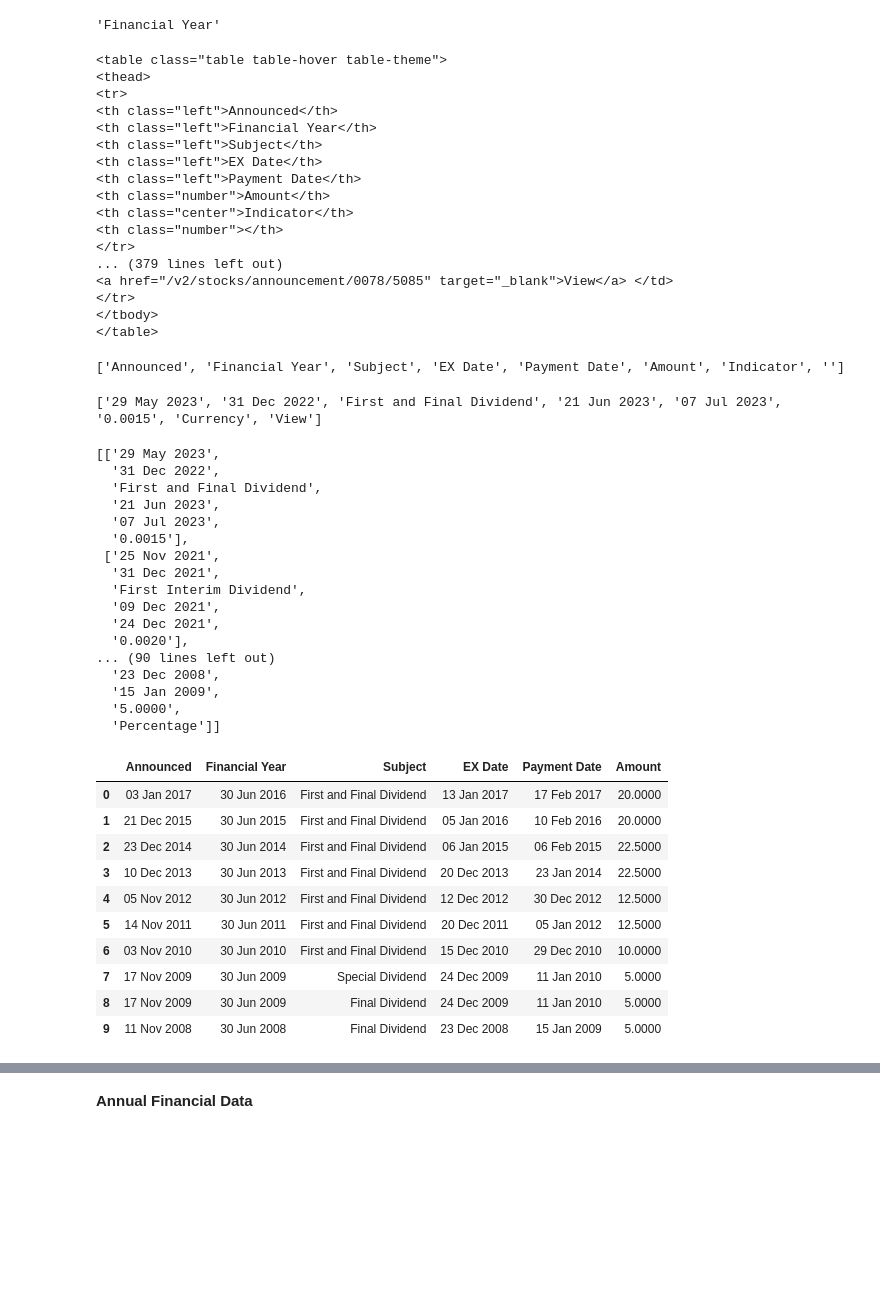
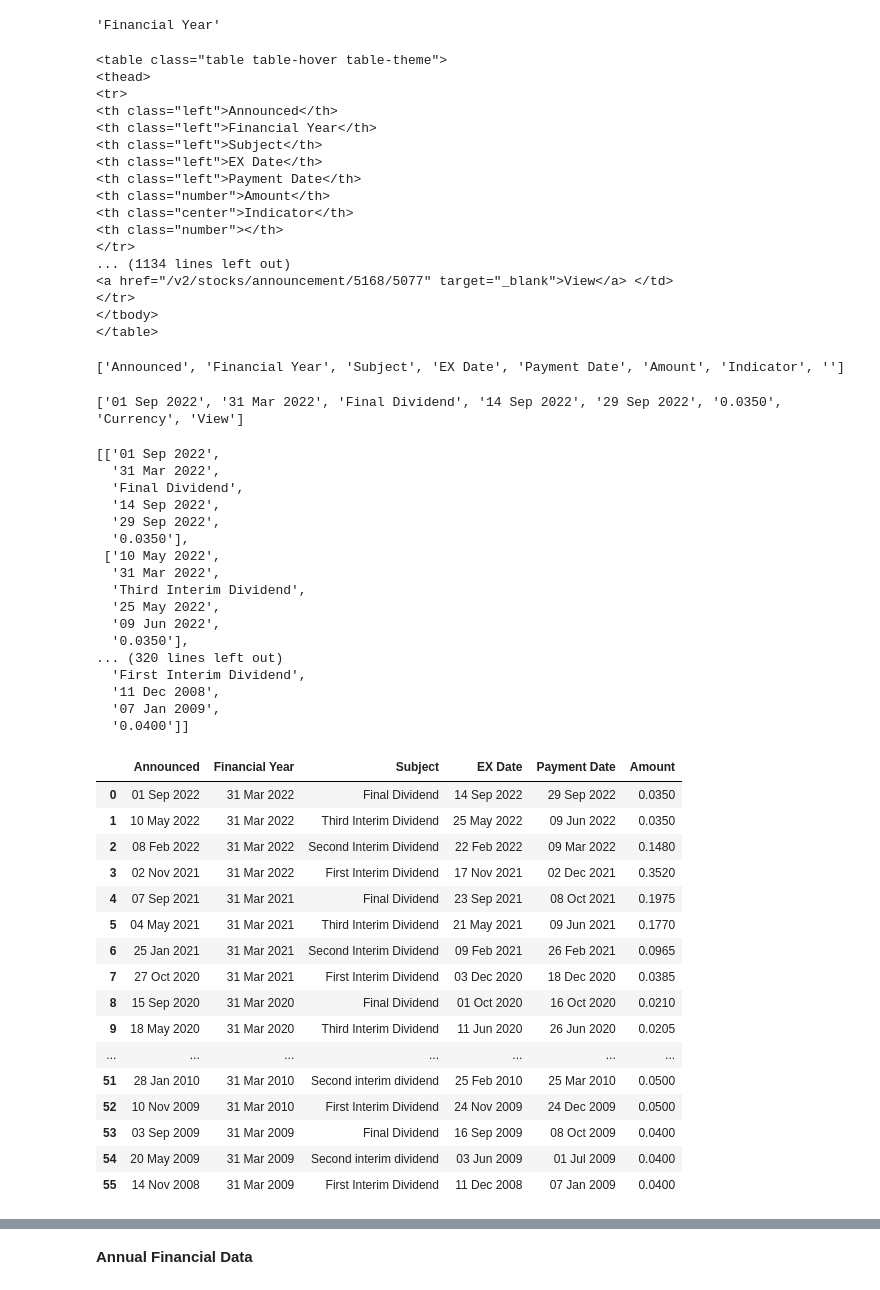
Before and after one commit to yeesem/Web-Scraping, a Jupyter notebook: Web_Scraping_KLSE_SCREENER.ipynb, the cells around one changed output, grey strips where cells are left out. Drawn from its saved outputs; the diff is of its cells as text; code cells hidden in the pictures; blank space fills up the shorter version.

```diff
--- a/Web_Scraping_KLSE_SCREENER.ipynb
+++ b/Web_Scraping_KLSE_SCREENER.ipynb
@@ -18,7 +18,7 @@ headers = {
     "User-Agent": "Mozilla/5.0 (X11; Ubuntu; Linux x86_64; rv:109.0) Gecko/20100101 Firefox/117.0"
 }
 
-symbol = "0078"
+symbol = "5168"
 url = "https://www.klsescreener.com/v2/stocks/view/" + symbol
 page = requests.get(url, headers=headers)
 html = page.content
@@ -184,8 +184,8 @@ print(dividend_table)
 <th class="center">Indicator</th>
 <th class="number"></th>
 </tr>
-... (379 lines left out)
-<a href="/v2/stocks/announcement/0078/5085" target="_blank">View</a> </td>
+... (1134 lines left out)
+<a href="/v2/stocks/announcement/5168/5077" target="_blank">View</a> </td>
 </tr>
 </tbody>
 </table>
@@ -203,7 +203,7 @@ test = dividend_table_row[1].split("  ")
 test = [item.strip() for item in test if item not in ['','\n\n'] ]
 print(test)
 # %% [output]
-['29 May 2023', '31 Dec 2022', 'First and Final Dividend', '21 Jun 2023', '07 Jul 2023', '0.0015', 'Currency', 'View']
+['01 Sep 2022', '31 Mar 2022', 'Final Dividend', '14 Sep 2022', '29 Sep 2022', '0.0350', 'Currency', 'View']
 # %%
 dividend_table_data = []
 for item in dividend_table_row:
@@ -211,46 +211,52 @@ for item in dividend_table_row:
   if len(temp) == 1:
     continue
   else:
-    temp = [x.strip() for x in temp if x.strip() not in ['','\n\n','\n','Currency','View',"RM"]]
+    temp = [x.strip() for x in temp if x.strip() not in ['','\n\n','\n','Currency','View',"Percentage","RM"]]
     dividend_table_data.append(temp)
 
 dividend_table_data
 # %% [output]
-[['29 May 2023',
-  '31 Dec 2022',
-  'First and Final Dividend',
-  '21 Jun 2023',
-  '07 Jul 2023',
-  '0.0015'],
- ['25 Nov 2021',
-  '31 Dec 2021',
+[['01 Sep 2022',
+  '31 Mar 2022',
+  'Final Dividend',
+  '14 Sep 2022',
+  '29 Sep 2022',
+  '0.0350'],
+ ['10 May 2022',
+  '31 Mar 2022',
+  'Third Interim Dividend',
+  '25 May 2022',
+  '09 Jun 2022',
+  '0.0350'],
+... (320 lines left out)
   'First Interim Dividend',
-  '09 Dec 2021',
-  '24 Dec 2021',
-  '0.0020'],
-... (90 lines left out)
-  '23 Dec 2008',
-  '15 Jan 2009',
-  '5.0000',
-  'Percentage']]
+  '11 Dec 2008',
+  '07 Jan 2009',
+  '0.0400']]
 # %%
-dividend_table_data = [item[:6] for item in dividend_table_data if len(item)>6]
+#dividend_table_data = [item[:6] for item in dividend_table_data if len(item)>6]
 
 dividend_table = pd.DataFrame(dividend_table_data,columns = dividend_table_title[:6])
 
 dividend_table
 # %% [output]
 |  | Announced | Financial Year | Subject | EX Date | Payment Date | Amount |
-| 0 | 03 Jan 2017 | 30 Jun 2016 | First and Final Dividend | 13 Jan 2017 | 17 Feb 2017 | 20.0000 |
-| 1 | 21 Dec 2015 | 30 Jun 2015 | First and Final Dividend | 05 Jan 2016 | 10 Feb 2016 | 20.0000 |
-| 2 | 23 Dec 2014 | 30 Jun 2014 | First and Final Dividend | 06 Jan 2015 | 06 Feb 2015 | 22.5000 |
-| 3 | 10 Dec 2013 | 30 Jun 2013 | First and Final Dividend | 20 Dec 2013 | 23 Jan 2014 | 22.5000 |
-| 4 | 05 Nov 2012 | 30 Jun 2012 | First and Final Dividend | 12 Dec 2012 | 30 Dec 2012 | 12.5000 |
-| 5 | 14 Nov 2011 | 30 Jun 2011 | First and Final Dividend | 20 Dec 2011 | 05 Jan 2012 | 12.5000 |
-| 6 | 03 Nov 2010 | 30 Jun 2010 | First and Final Dividend | 15 Dec 2010 | 29 Dec 2010 | 10.0000 |
-| 7 | 17 Nov 2009 | 30 Jun 2009 | Special Dividend | 24 Dec 2009 | 11 Jan 2010 | 5.0000 |
-| 8 | 17 Nov 2009 | 30 Jun 2009 | Final Dividend | 24 Dec 2009 | 11 Jan 2010 | 5.0000 |
-| 9 | 11 Nov 2008 | 30 Jun 2008 | Final Dividend | 23 Dec 2008 | 15 Jan 2009 | 5.0000 |
+| 0 | 01 Sep 2022 | 31 Mar 2022 | Final Dividend | 14 Sep 2022 | 29 Sep 2022 | 0.0350 |
+| 1 | 10 May 2022 | 31 Mar 2022 | Third Interim Dividend | 25 May 2022 | 09 Jun 2022 | 0.0350 |
+| 2 | 08 Feb 2022 | 31 Mar 2022 | Second Interim Dividend | 22 Feb 2022 | 09 Mar 2022 | 0.1480 |
+| 3 | 02 Nov 2021 | 31 Mar 2022 | First Interim Dividend | 17 Nov 2021 | 02 Dec 2021 | 0.3520 |
+| 4 | 07 Sep 2021 | 31 Mar 2021 | Final Dividend | 23 Sep 2021 | 08 Oct 2021 | 0.1975 |
+| 5 | 04 May 2021 | 31 Mar 2021 | Third Interim Dividend | 21 May 2021 | 09 Jun 2021 | 0.1770 |
+| 6 | 25 Jan 2021 | 31 Mar 2021 | Second Interim Dividend | 09 Feb 2021 | 26 Feb 2021 | 0.0965 |
+| 7 | 27 Oct 2020 | 31 Mar 2021 | First Interim Dividend | 03 Dec 2020 | 18 Dec 2020 | 0.0385 |
+| 8 | 15 Sep 2020 | 31 Mar 2020 | Final Dividend | 01 Oct 2020 | 16 Oct 2020 | 0.0210 |
+| 9 | 18 May 2020 | 31 Mar 2020 | Third Interim Dividend | 11 Jun 2020 | 26 Jun 2020 | 0.0205 |
+| ... | ... | ... | ... | ... | ... | ... |
+| 51 | 28 Jan 2010 | 31 Mar 2010 | Second interim dividend | 25 Feb 2010 | 25 Mar 2010 | 0.0500 |
+| 52 | 10 Nov 2009 | 31 Mar 2010 | First Interim Dividend | 24 Nov 2009 | 24 Dec 2009 | 0.0500 |
+| 53 | 03 Sep 2009 | 31 Mar 2009 | Final Dividend | 16 Sep 2009 | 08 Oct 2009 | 0.0400 |
+| 54 | 20 May 2009 | 31 Mar 2009 | Second interim dividend | 03 Jun 2009 | 01 Jul 2009 | 0.0400 |
+| 55 | 14 Nov 2008 | 31 Mar 2009 | First Interim Dividend | 11 Dec 2008 | 07 Jan 2009 | 0.0400 |
 # %%
 dividend_summary = pd.DataFrame({
     'Financial Year': dividend_table['Financial Year'],
```
Also changed, not shown: parts of 84 cells of this notebook.
